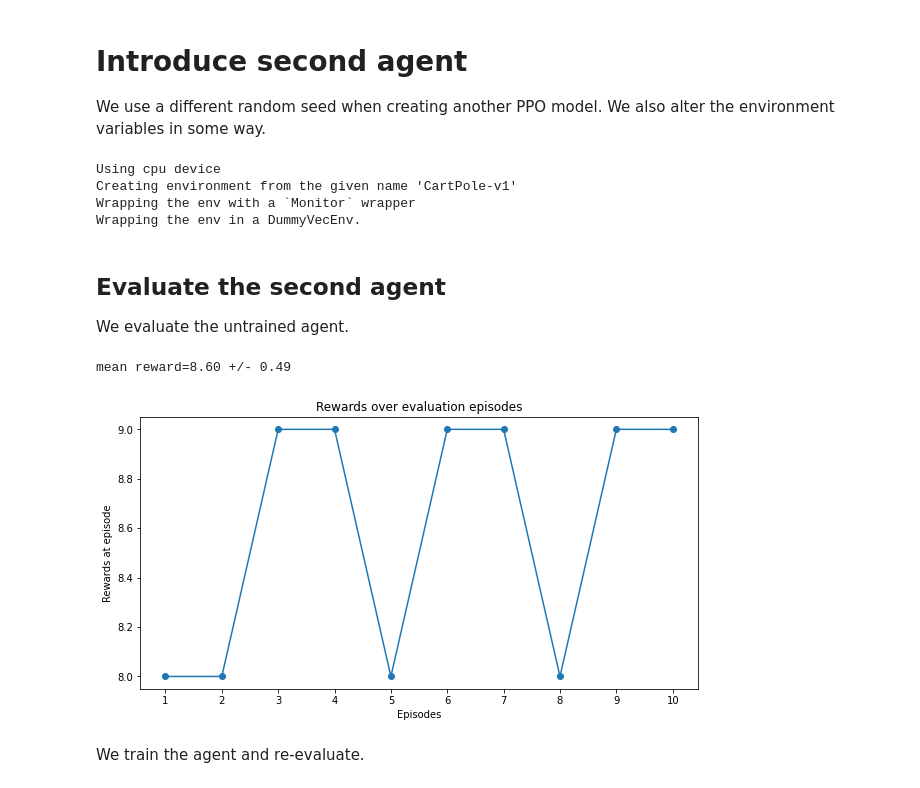
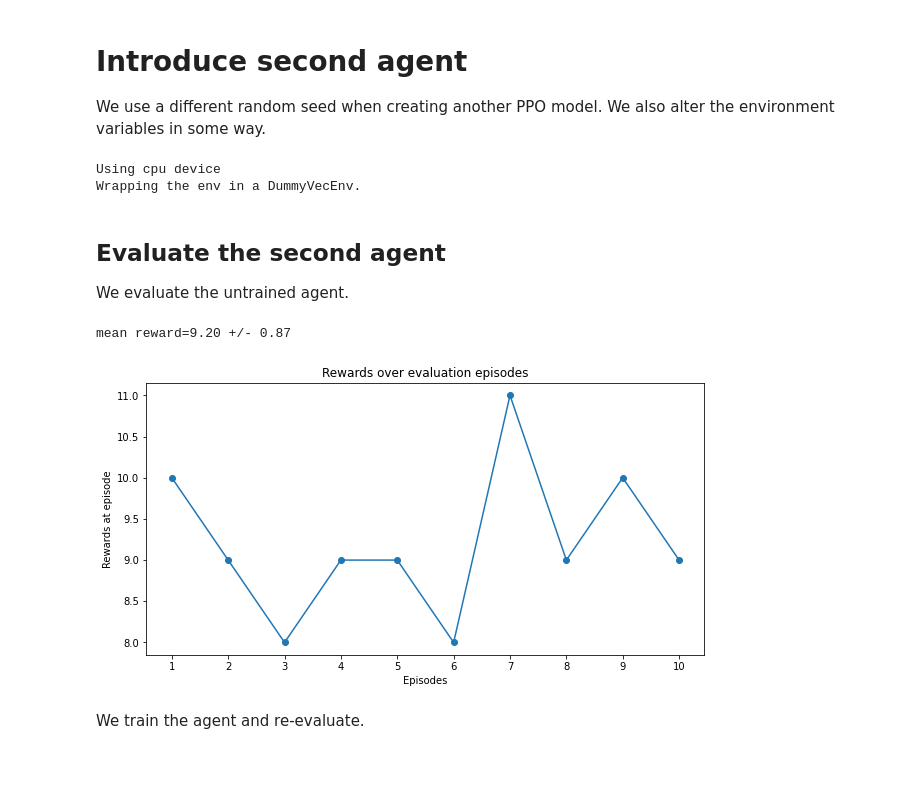
Before and after one commit to julia-lina-tan/rl-policy-fusion, a Jupyter notebook: rl_policy_fusion.ipynb, the cells around one changed output. Saved outputs shown, nothing was run; the diff lists cells and outputs as text; code cells hidden in the pictures.

```diff
--- a/rl_policy_fusion.ipynb
+++ b/rl_policy_fusion.ipynb
@@ -303,30 +315,26 @@ We use a different random seed when creating another PPO model. We also alter th
 # %%
 os.makedirs('../content/agent2', exist_ok=True)
 
-env = gym.make('CartPole-v1')
-env.force_mag = 25.0
+env = Monitor(CartPoleEnv())
+config_env(env, masscart=10.0, masspole=5.0)
+
 model = PPO('MlpPolicy', env, verbose=1, seed=2)
 # %% [output]
 Using cpu device
-Creating environment from the given name 'CartPole-v1'
-Wrapping the env with a `Monitor` wrapper
 Wrapping the env in a DummyVecEnv.
 # %% [markdown]
 ## Evaluate the second agent
 
 We evaluate the untrained agent.
 # %%
-# Reset evaluation environment
-eval_env.reset()
-
 # Random agent, before training
-ep_rewards, ep_steps = evaluate_policy(model, model.env, n_eval_episodes=10, deterministic=True, return_episode_rewards=True)
+ep_rewards, ep_steps = evaluate_policy(model, env, n_eval_episodes=10, deterministic=True, return_episode_rewards=True)
 
 print(f'mean reward={(sum(ep_rewards)/len(ep_rewards)):.2f} +/- {np.std(ep_rewards):.2f}')
 plot_rewards(ep_rewards, title='Rewards over evaluation episodes')
 # %% [output]
-mean reward=8.60 +/- 0.49
+mean reward=9.20 +/- 0.87
-[figure, old version]
+[figure, new version]
 # %% [markdown]
 We train the agent and re-evaluate.
 # %%
```
Also changed, not shown: parts of 27 cells of this notebook.
